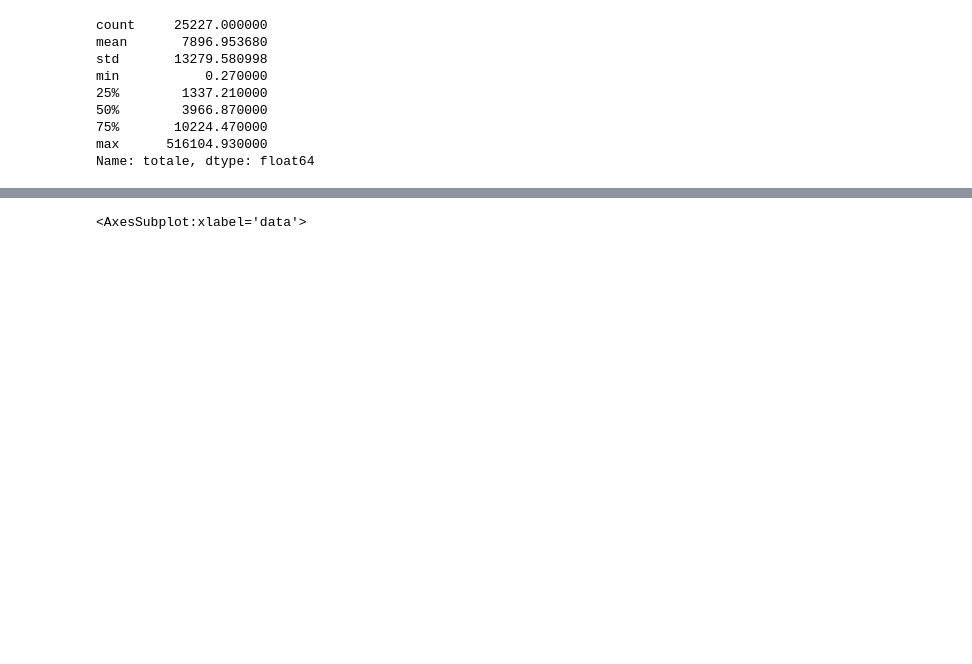
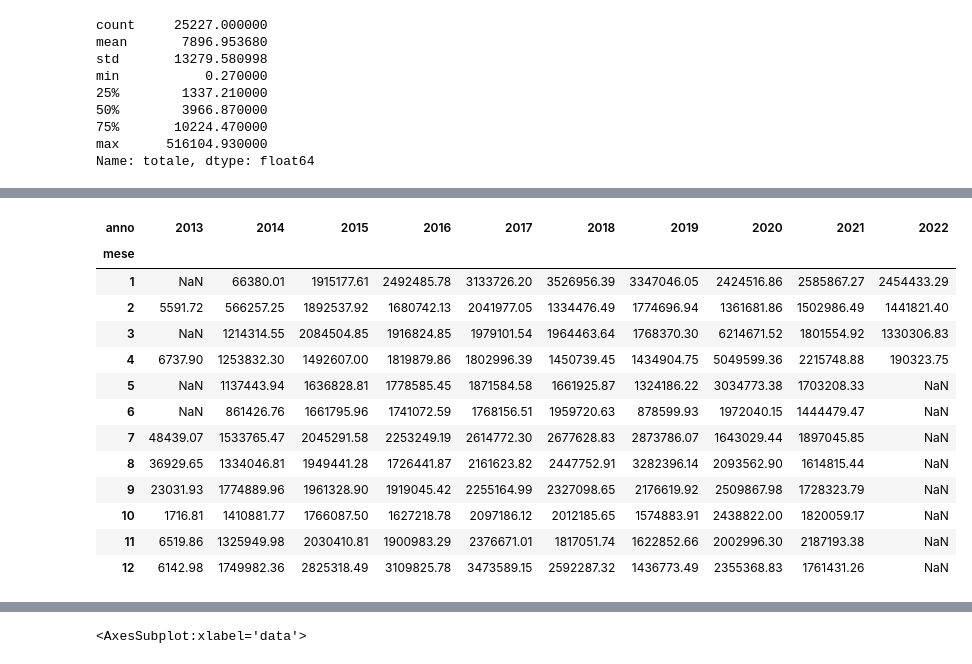
Before and after one commit to DragoneKTM/TimeSeriesProject, a Jupyter notebook: TimeSeriesProject.ipynb, the cells around one changed output, grey strips where cells are left out. Drawn from its saved outputs; the diff is of its cells as text; code cells hidden in the pictures; blank space fills up the shorter version.

```diff
--- a/TimeSeriesProject.ipynb
+++ b/TimeSeriesProject.ipynb
@@ -85,3 +105,25 @@ df.groupby(by="data", sort=True)["totale"].sum().plot()
+# %%
+df['anno'] = [d.year for d in df['data']]
+df['mese'] = [d.month for d in df['data']]
+
+df_mese = pd.DataFrame(df.groupby(by=['anno', 'mese'])['totale'].sum()).reset_index()
+df_mese = df_mese.pivot(index="mese", columns="anno", values="totale")
+df_mese
+# %% [output]
+| anno | 2013 | 2014 | 2015 | 2016 | 2017 | 2018 | 2019 | 2020 | 2021 | 2022 |
+| mese |  |  |  |  |  |  |  |  |  |  |
+| 1 | NaN | 66380.01 | 1915177.61 | 2492485.78 | 3133726.20 | 3526956.39 | 3347046.05 | 2424516.86 | 2585867.27 | 2454433.29 |
+| 2 | 5591.72 | 566257.25 | 1892537.92 | 1680742.13 | 2041977.05 | 1334476.49 | 1774696.94 | 1361681.86 | 1502986.49 | 1441821.40 |
+| 3 | NaN | 1214314.55 | 2084504.85 | 1916824.85 | 1979101.54 | 1964463.64 | 1768370.30 | 6214671.52 | 1801554.92 | 1330306.83 |
+| 4 | 6737.90 | 1253832.30 | 1492607.00 | 1819879.86 | 1802996.39 | 1450739.45 | 1434904.75 | 5049599.36 | 2215748.88 | 190323.75 |
+| 5 | NaN | 1137443.94 | 1636828.81 | 1778585.45 | 1871584.58 | 1661925.87 | 1324186.22 | 3034773.38 | 1703208.33 | NaN |
+| 6 | NaN | 861426.76 | 1661795.96 | 1741072.59 | 1768156.51 | 1959720.63 | 878599.93 | 1972040.15 | 1444479.47 | NaN |
+| 7 | 48439.07 | 1533765.47 | 2045291.58 | 2253249.19 | 2614772.30 | 2677628.83 | 2873786.07 | 1643029.44 | 1897045.85 | NaN |
+| 8 | 36929.65 | 1334046.81 | 1949441.28 | 1726441.87 | 2161623.82 | 2447752.91 | 3282396.14 | 2093562.90 | 1614815.44 | NaN |
+| 9 | 23031.93 | 1774889.96 | 1961328.90 | 1919045.42 | 2255164.99 | 2327098.65 | 2176619.92 | 2509867.98 | 1728323.79 | NaN |
+| 10 | 1716.81 | 1410881.77 | 1766087.50 | 1627218.78 | 2097186.12 | 2012185.65 | 1574883.91 | 2438822.00 | 1820059.17 | NaN |
+| 11 | 6519.86 | 1325949.98 | 2030410.81 | 1900983.29 | 2376671.01 | 1817051.74 | 1622852.66 | 2002996.30 | 2187193.38 | NaN |
+| 12 | 6142.98 | 1749982.36 | 2825318.49 | 3109825.78 | 3473589.15 | 2592287.32 | 1436773.49 | 2355368.83 | 1761431.26 | NaN |
 # %%
 ### Group by per category and sum up
 df_groupby_settore = df.groupby(by=["settore"], sort=True)["totale"].sum().sort_values(ascending=False)
```
Also changed, not shown: parts of 7 cells of this notebook.
